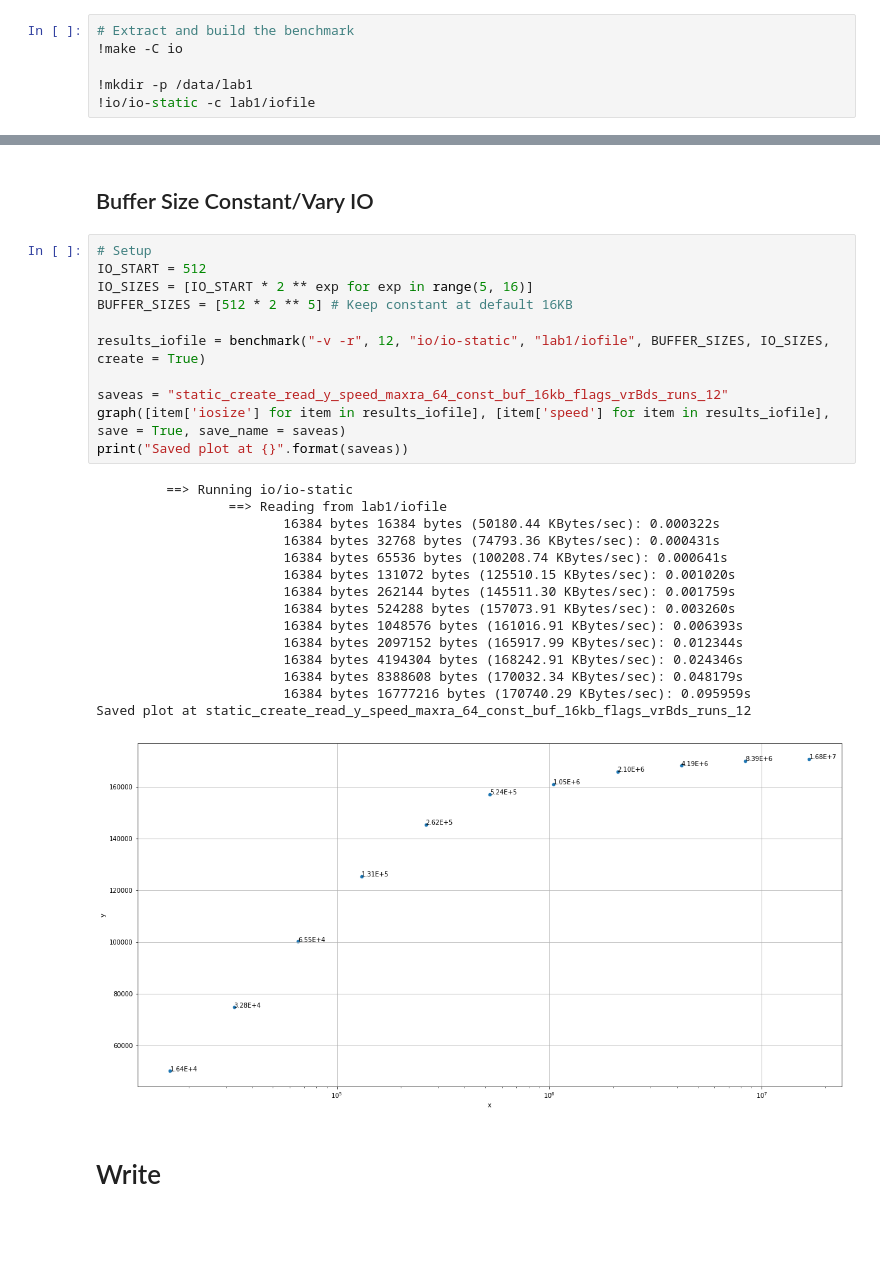
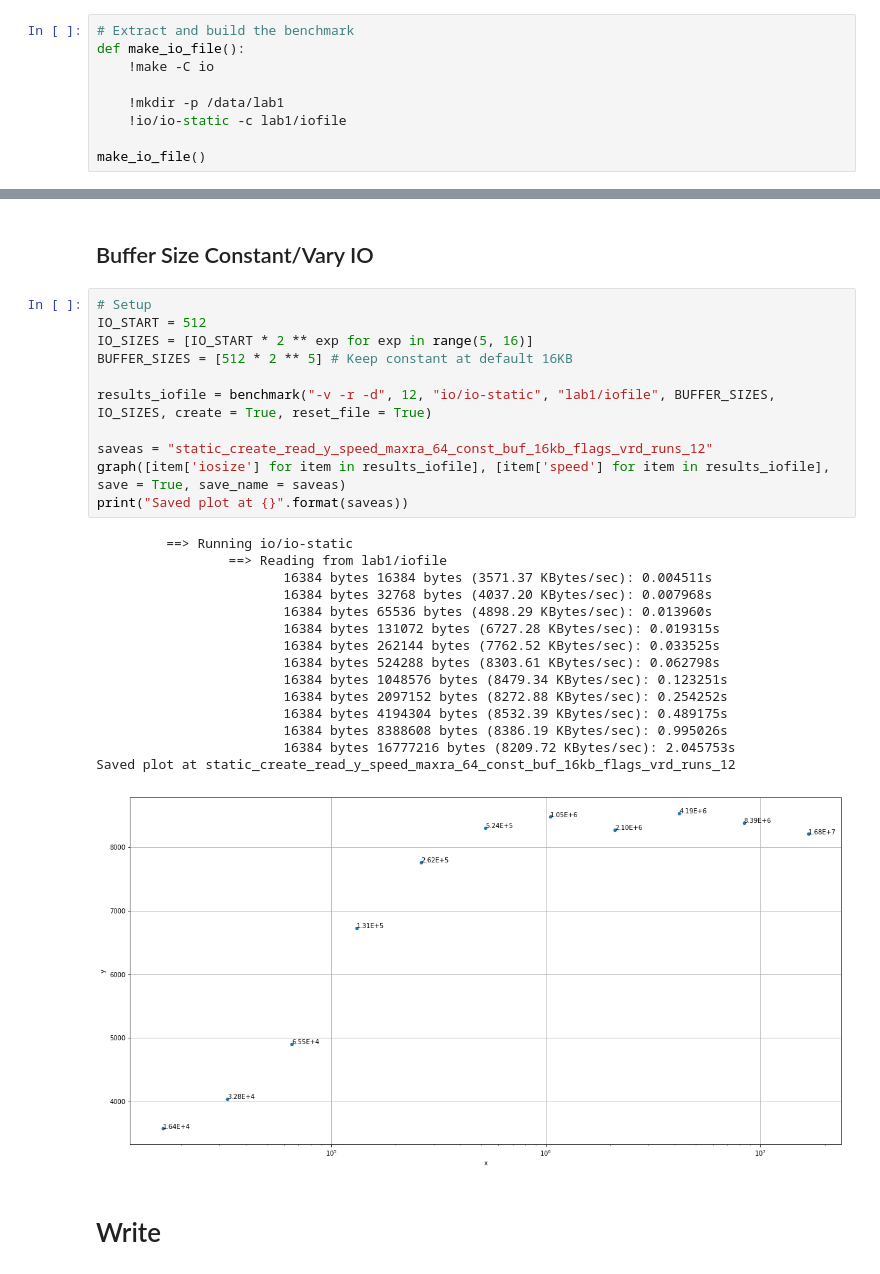
Before and after one commit to Michael137/os, a Jupyter notebook: l41-labs/lab1.ipynb, the cells around one changed output, grey strips where cells are left out. Cells and saved outputs as stored; diff of their text form; blank space fills up the shorter version.

```diff
--- a/l41-labs/lab1.ipynb
+++ b/l41-labs/lab1.ipynb
@@ -2,10 +2,13 @@
 # Setup
 # %%
 # Extract and build the benchmark
-!make -C io
+def make_io_file():
+    !make -C io
 
-!mkdir -p /data/lab1
-!io/io-static -c lab1/iofile
+    !mkdir -p /data/lab1
+    !io/io-static -c lab1/iofile
+
+make_io_file()
 # %% [output]
 Benchmark configuration:
   buffersize: 16384
@@ -184,30 +200,30 @@ With predicate speed: KiBytes/sec
 # %%
 # Setup
 IO_START = 512
 IO_SIZES = [IO_START * 2 ** exp for exp in range(5, 16)]
 BUFFER_SIZES = [512 * 2 ** 5] # Keep constant at default 16KB
 
-results_iofile = benchmark("-v -r", 12, "io/io-static", "lab1/iofile", BUFFER_SIZES, IO_SIZES, create = True)
+results_iofile = benchmark("-v -r -d", 12, "io/io-static", "lab1/iofile", BUFFER_SIZES, IO_SIZES, create = True, reset_file = True)
 
-saveas = "static_create_read_y_speed_maxra_64_const_buf_16kb_flags_vrBds_runs_12"
+saveas = "static_create_read_y_speed_maxra_64_const_buf_16kb_flags_vrd_runs_12"
 graph([item['iosize'] for item in results_iofile], [item['speed'] for item in results_iofile], save = True, save_name = saveas)
 print("Saved plot at {}".format(saveas))
 # %% [output]
          ==> Running io/io-static
                  ==> Reading from lab1/iofile
-                        16384 bytes 16384 bytes (50180.44 KBytes/sec): 0.000322s
-                        16384 bytes 32768 bytes (74793.36 KBytes/sec): 0.000431s
-                        16384 bytes 65536 bytes (100208.74 KBytes/sec): 0.000641s
-                        16384 bytes 131072 bytes (125510.15 KBytes/sec): 0.001020s
-                        16384 bytes 262144 bytes (145511.30 KBytes/sec): 0.001759s
-                        16384 bytes 524288 bytes (157073.91 KBytes/sec): 0.003260s
-                        16384 bytes 1048576 bytes (161016.91 KBytes/sec): 0.006393s
-                        16384 bytes 2097152 bytes (165917.99 KBytes/sec): 0.012344s
-                        16384 bytes 4194304 bytes (168242.91 KBytes/sec): 0.024346s
-                        16384 bytes 8388608 bytes (170032.34 KBytes/sec): 0.048179s
-                        16384 bytes 16777216 bytes (170740.29 KBytes/sec): 0.095959s
-Saved plot at static_create_read_y_speed_maxra_64_const_buf_16kb_flags_vrBds_runs_12
+                        16384 bytes 16384 bytes (3571.37 KBytes/sec): 0.004511s
+                        16384 bytes 32768 bytes (4037.20 KBytes/sec): 0.007968s
+                        16384 bytes 65536 bytes (4898.29 KBytes/sec): 0.013960s
+                        16384 bytes 131072 bytes (6727.28 KBytes/sec): 0.019315s
+                        16384 bytes 262144 bytes (7762.52 KBytes/sec): 0.033525s
+                        16384 bytes 524288 bytes (8303.61 KBytes/sec): 0.062798s
+                        16384 bytes 1048576 bytes (8479.34 KBytes/sec): 0.123251s
+                        16384 bytes 2097152 bytes (8272.88 KBytes/sec): 0.254252s
+                        16384 bytes 4194304 bytes (8532.39 KBytes/sec): 0.489175s
+                        16384 bytes 8388608 bytes (8386.19 KBytes/sec): 0.995026s
+                        16384 bytes 16777216 bytes (8209.72 KBytes/sec): 2.045753s
+Saved plot at static_create_read_y_speed_maxra_64_const_buf_16kb_flags_vrd_runs_12
-[figure, old version]
+[figure, new version]
 # %% [markdown]
 # Write
 # %%
```
Also changed, not shown: parts of 9 cells of this notebook.
